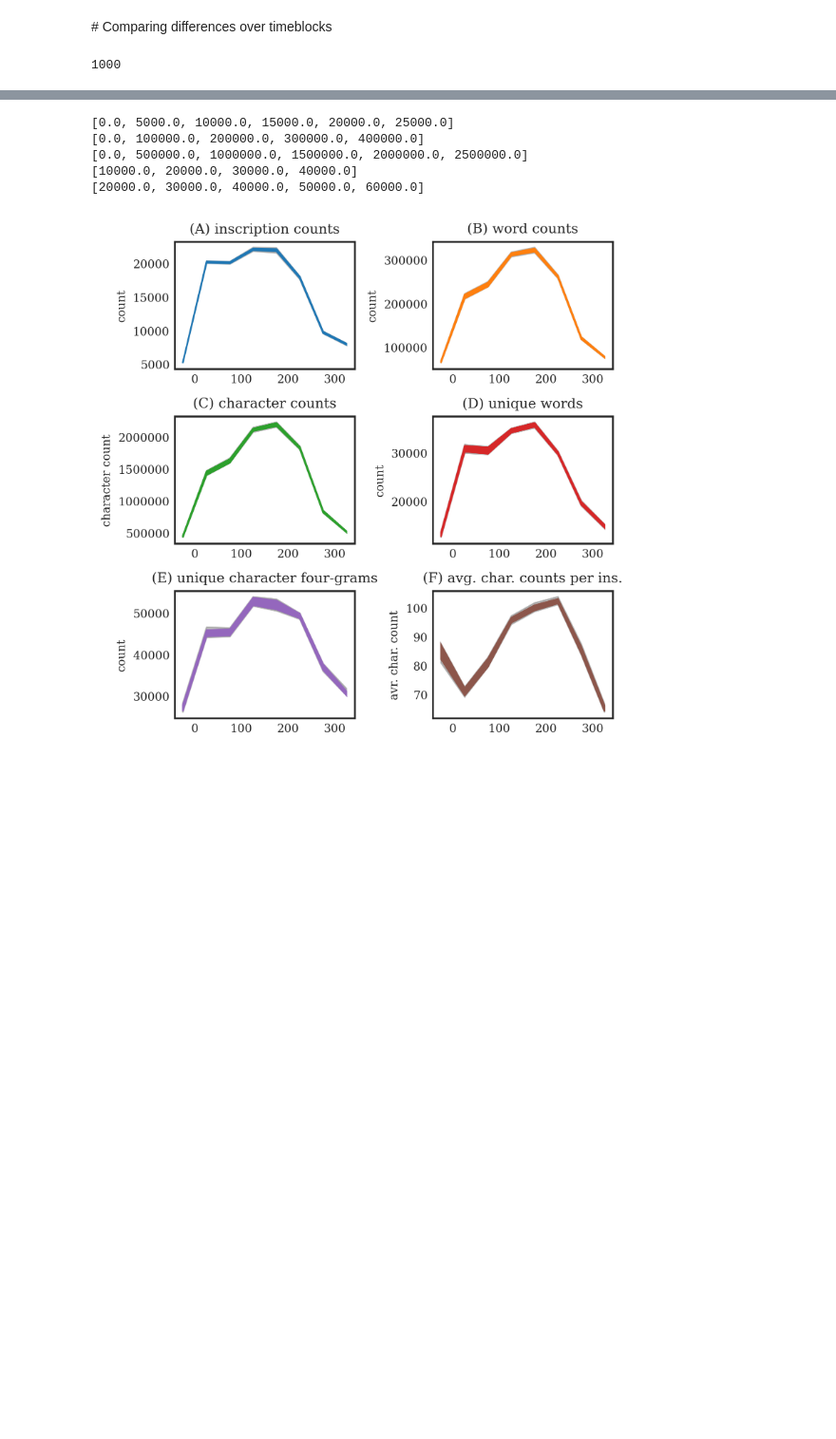
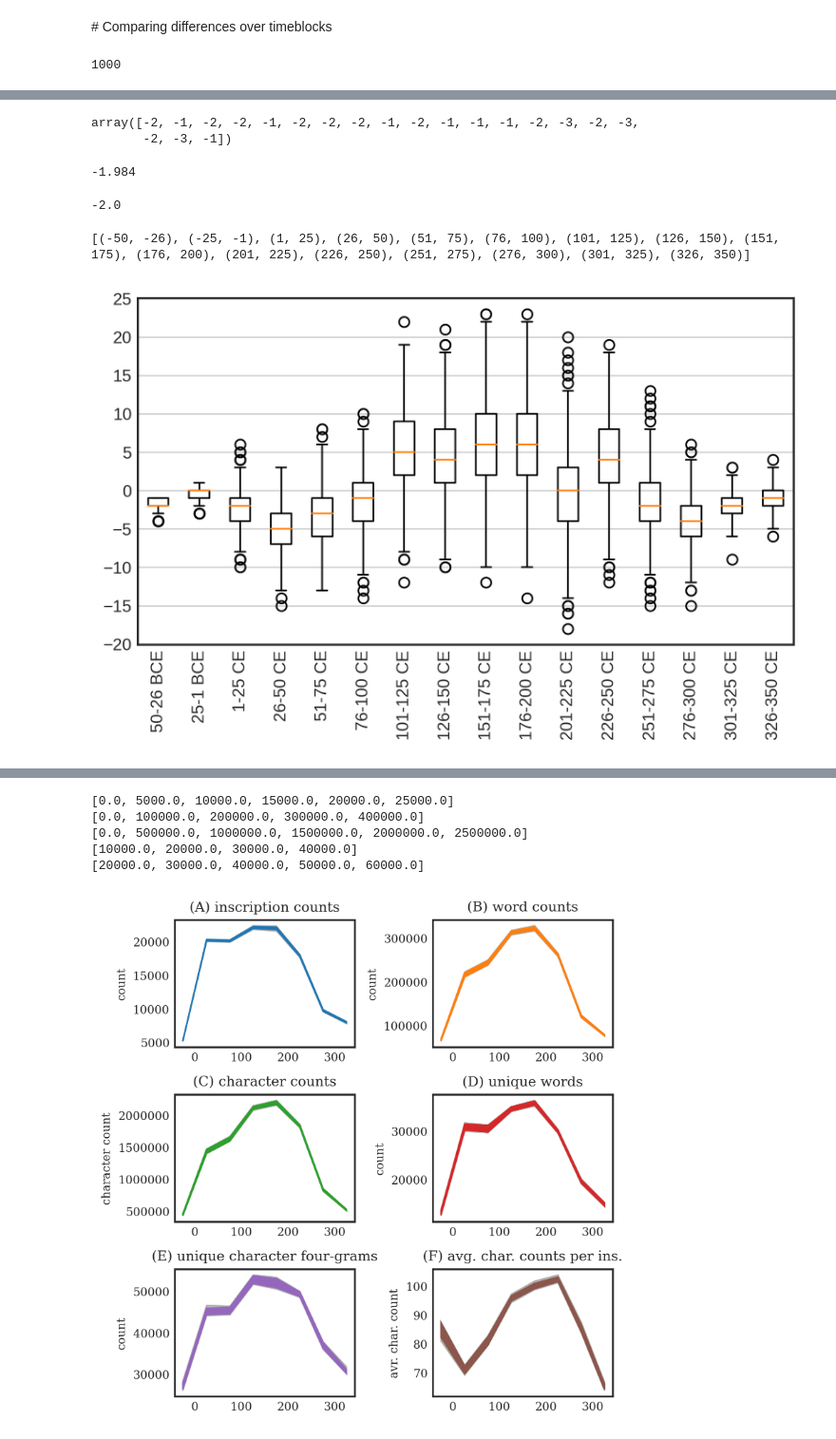
Before and after one commit to sdam-au/ASCNET, a Jupyter notebook: scripts/2_temporal.ipynb, the cells around one changed output, grey strips where cells are left out. Shown at 95% size. Cells and saved outputs as stored; diff of their text form; code cells hidden in the pictures; blank space fills up the shorter version.

```diff
--- a/scripts/2_temporal.ipynb
+++ b/scripts/2_temporal.ipynb
@@ -323,6 +324,29 @@ def get_vars(df_whole, deity):
         tb_var_data_control = tempun.dates_per_block(var_data_control, timeblocks)
         tb_data_control.append(tb_var_data_control)
     return var_data_deity, var_data_deity_control, tb_data, tb_data_control
+# %%
+def get_vars(df_whole, deity):
+    df_part = df_whole[df_whole[deity]]
+    type_dict = dict(df_part.groupby("type_of_inscription_auto", dropna=False).size()) # groups, including Nones
+    var_data_deity, var_data_deity_control, tb_data, tb_data_control = [], [], [], []
+    timeblocks = tempun.get_timeblocks(-50, 350, 25)
+    for var_n in range(1000):
+        var_data = [var[var_n] for var in df_part["random_dates"] if var !=None]
+        var_data_deity.append(var_data)
+        tb_var_data = tempun.dates_per_block(var_data, timeblocks)
+        tb_data.append(tb_var_data)
+        df_sample = pd.DataFrame()
+        for key in type_dict.keys():
+            if isinstance(key, float): # if nan
+                df_type = df_whole[df_whole["type_of_inscription_auto"].isnull()].sample(type_dict[key], random_state=var_n)
+            else:
+                df_type = df_whole[df_whole["type_of_inscription_auto"]==key].sample(type_dict[key], random_state=var_n)
+            df_sample = pd.concat([df_sample, df_type])
+        var_data_control = [var[var_n] for var in df_sample["random_dates"] if var !=None]
+        var_data_deity_control.append(var_data_control)
+        tb_var_data_control = tempun.dates_per_block(var_data_control, timeblocks)
+        tb_data_control.append(tb_var_data_control)
+    return var_data_deity, var_data_deity_control, tb_data, tb_data_control
 # %%
 %%time
 var_data_asclep, var_data_asclep_control, tb_data_asclep, tb_data_asclep_control = get_vars(LIRE, "asclepius")
@@ -522,9 +592,11 @@ len(tb_data_asclep_control_merged[13][1])
 def calc_diff(list1, list2):
     return np.array(list1) - np.array(list2)
 
+diffs_lists = []
 for tb_ind in range(len(tb_data_asclep_merged)):
     tb = tb_data_asclep_merged[tb_ind]
     tb_control = tb_data_asclep_control_merged[tb_ind]
     diff_array = calc_diff(tb[1], tb_control[1])
-    print(tb_data_asclep_merged[tb_ind][0], np.mean(diff_array))
+    diffs_lists.append(diff_array)
+    print(tb_data_asclep_merged[tb_ind][0], np.mean(diff_array), np.std(diff_array))
 # %% [output]
@@ -546,0 +619,35 @@ for tb_ind in range(len(tb_data_asclep_merged)):
+# %%
+diffs_lists[0][:20]
+# %% [output]
+array([-2, -1, -2, -2, -1, -2, -2, -2, -1, -2, -1, -1, -1, -2, -3, -2, -3,
+       -2, -3, -1])
+# %%
+np.mean(diffs_lists[0])
+# %% [output]
+-1.984
+# %%
+np.median(diffs_lists[0])
+# %% [output]
+-2.0
+# %%
+tbs = tempun.get_timeblocks(-50, 350, 25)
+print(tbs)
+# %% [output]
+[(-50, -26), (-25, -1), (1, 25), (26, 50), (51, 75), (76, 100), (101, 125), (126, 150), (151, 175), (176, 200), (201, 225), (226, 250), (251, 275), (276, 300), (301, 325), (326, 350)]
+# %%
+tb_labels = []
+for tb in tbs:
+    if tb[1] < 0:
+        tb_label = "{0}-{1} BCE".format(str(abs(tb[0])), str(abs(tb[1])))
+    else:
+        tb_label = "{0}-{1} CE".format(str(tb[0]), str(tb[1]))
+    tb_labels.append(tb_label)
+# %%
+fig, ax = plt.subplots(tight_layout=True)
+ax.boxplot(diffs_lists)
+ax.set_xticklabels(tb_labels, rotation=90)
+ax.set_yticks(range(-20, 30, 5))
+ax.grid(axis="y")
+plt.show()
+# %% [output]
+[figure, added]
```
Also changed, not shown: parts of 19 cells of this notebook, 1 other file.
